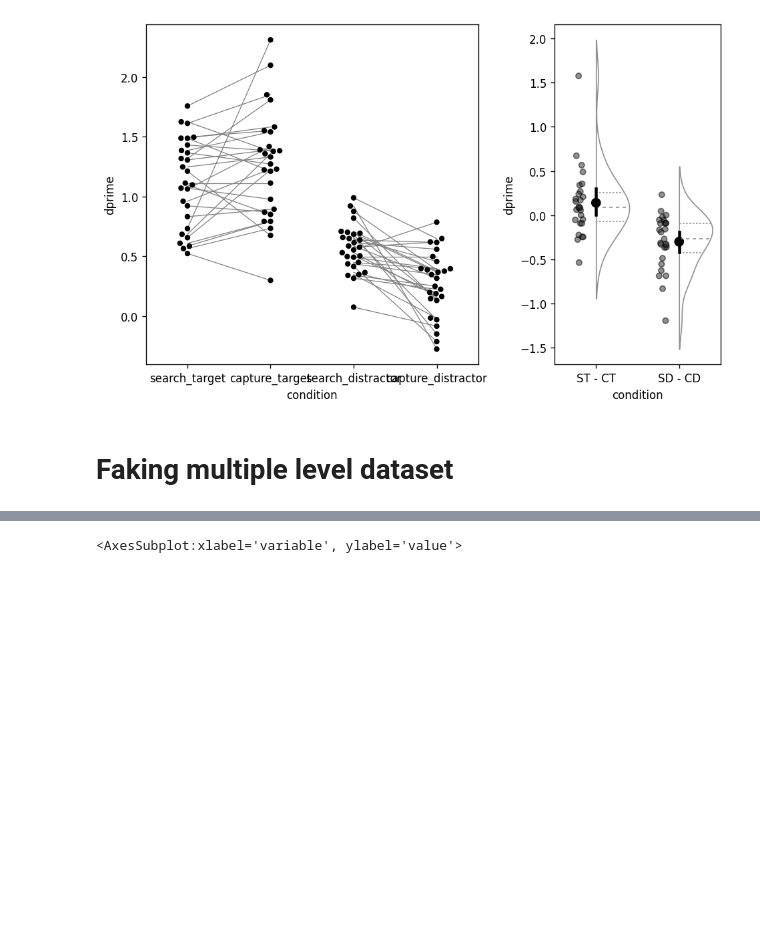
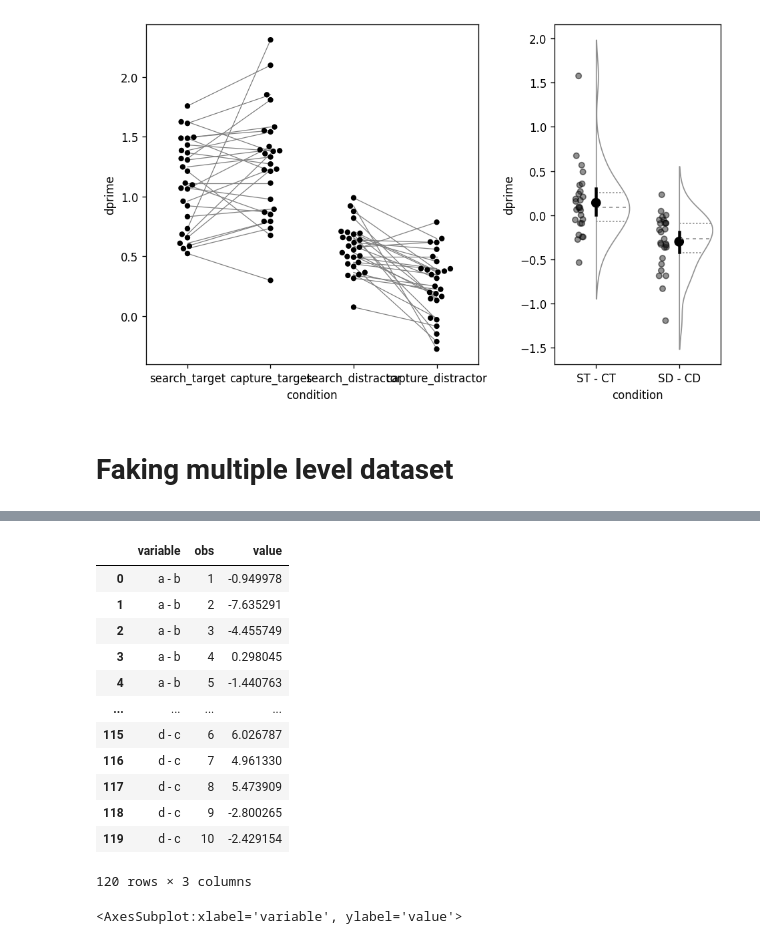
Before and after one commit to lcdunne/visualisation, a Jupyter notebook: single_gardner_altman.ipynb, the cells around one changed output, grey strips where cells are left out. Cells and saved outputs as stored; diff of their text form; code cells hidden in the pictures; blank space fills up the shorter version.

```diff
--- a/single_gardner_altman.ipynb
+++ b/single_gardner_altman.ipynb
@@ -293,0 +314,4 @@ plt.show()
+# %%
+%%time
+get_diffs_b(data=df, id_vars='obs', var_name='variable', value_name='value')
+# %% [output]
@@ -294,3 +320,16 @@ plt.show()
+|  | variable | obs | value |
+| 0 | a - b | 1 | -0.949978 |
+| 1 | a - b | 2 | -7.635291 |
+| 2 | a - b | 3 | -4.455749 |
+| 3 | a - b | 4 | 0.298045 |
+| 4 | a - b | 5 | -1.440763 |
+| ... | ... | ... | ... |
+| 115 | d - c | 6 | 6.026787 |
+| 116 | d - c | 7 | 4.961330 |
+| 117 | d - c | 8 | 5.473909 |
+| 118 | d - c | 9 | -2.800265 |
+| 119 | d - c | 10 | -2.429154 |
+120 rows × 3 columns
 # %%
 n = 30
 
```
Also changed, not shown: parts of 4 cells of this notebook.
